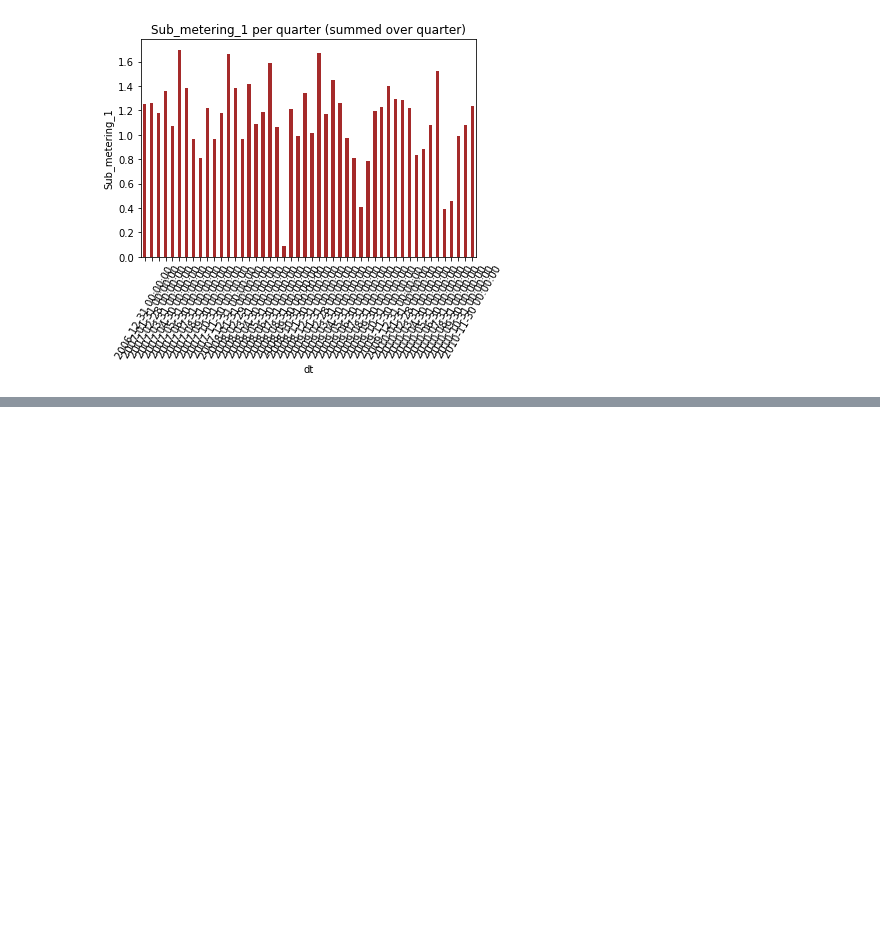
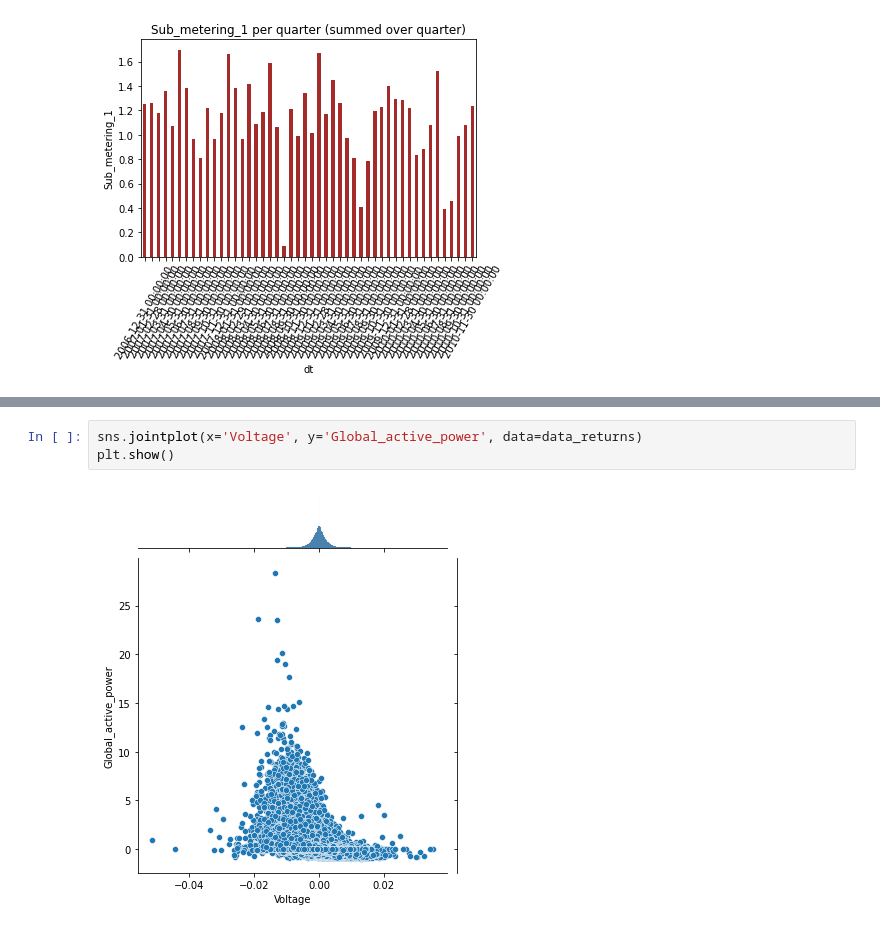
Before and after one commit to HarmanBhutani/ML_projects, a Jupyter notebook: Individual_household_electric_power_consumption.ipynb, the cells around one changed output, grey strips where cells are left out. Drawn from its saved outputs; the diff is of its cells as text; blank space fills up the shorter version.

```diff
--- a/Individual_household_electric_power_consumption.ipynb
+++ b/Individual_household_electric_power_consumption.ipynb
@@ -238,0 +275,5 @@ plt.show()
+# %%
+sns.jointplot(x='Voltage', y='Global_active_power', data=data_returns)
+plt.show()
+# %% [output]
+[figure, added]
```
Also changed, not shown: parts of 6 cells of this notebook.
